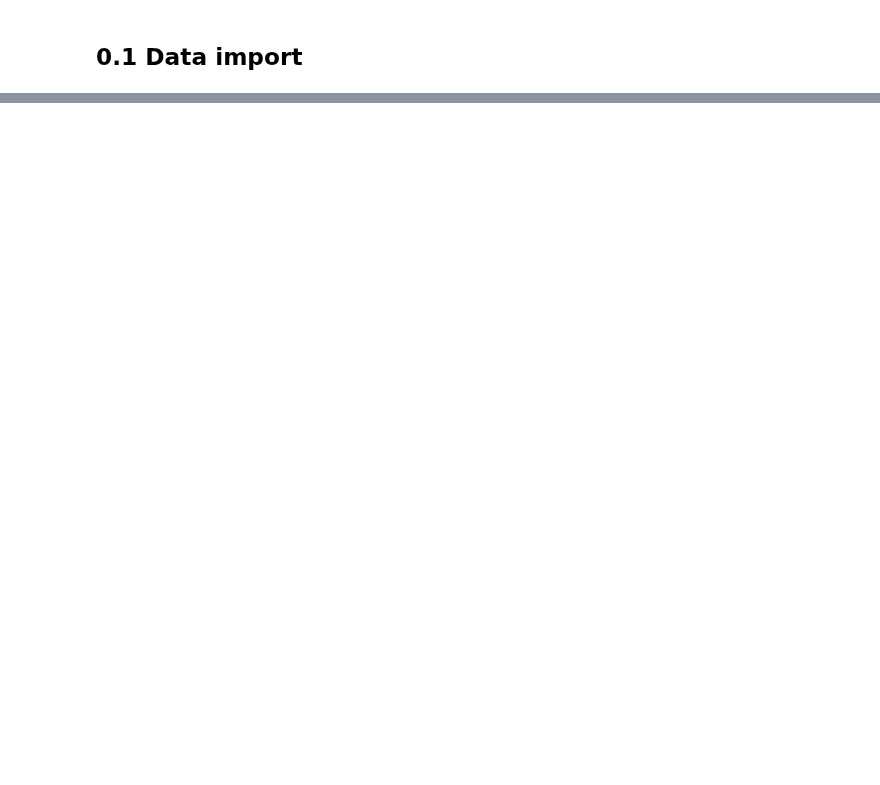
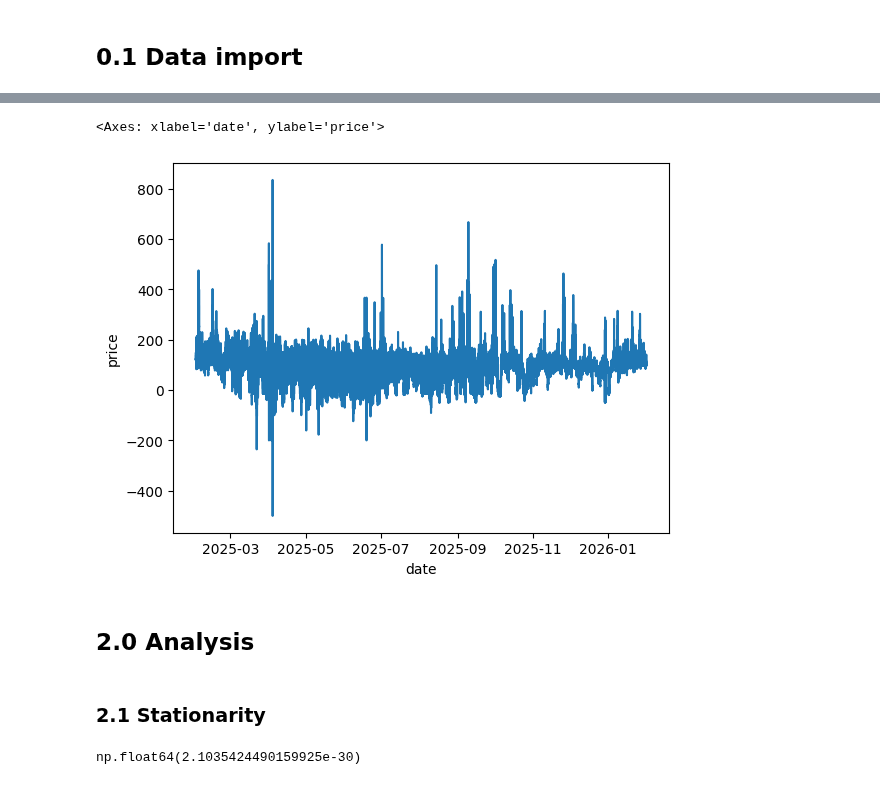
Before and after one commit to xucenying/grid-intelligence, a Jupyter notebook: notebooks/laurenz/baseline_model.ipynb, the cells around one changed output, grey strips where cells are left out. Drawn from its saved outputs; the diff is of its cells as text; code cells hidden in the pictures; blank space fills up the shorter version.

```diff
--- a/notebooks/laurenz/baseline_model.ipynb
+++ b/notebooks/laurenz/baseline_model.ipynb
@@ -27,0 +61,5 @@ file_test = pd.read_csv("raw_data/EnergyPrices_12.1.D_r3/2025_08_EnergyPrices_12
+# %%
+#choosing sequence 2 for 15 minutes intervals
+data_2 = data[data["Sequence"] == 2]
+data_2.drop(columns="Sequence", inplace=True)
+len(data_2)
@@ -27,0 +72,5 @@ file_test = pd.read_csv("raw_data/EnergyPrices_12.1.D_r3/2025_08_EnergyPrices_12
+# %%
+data_2["date"] = pd.to_datetime(data_2["DateTime(UTC)"], format="%Y-%m-%d %H:%M:%S")
+data_2.rename(columns={"Price[Currency/MWh]":"price"}, inplace=True)
+data_2.drop(columns="DateTime(UTC)", inplace=True)
+data_2.info()
@@ -27,0 +100,15 @@ file_test = pd.read_csv("raw_data/EnergyPrices_12.1.D_r3/2025_08_EnergyPrices_12
+# %%
+start_date = pd.to_datetime("2025-02-01 00:00:00", format="%Y-%m-%d %H:%M:%S")
+end_date = pd.to_datetime("2026-02-01 00:00:00", format="%Y-%m-%d %H:%M:%S")
+date_boolean_mask = (data_2["date"] >= start_date) & (data_2["date"] <= end_date)
+# %%
+data_bm = data_2[date_boolean_mask]
+# %%
+sns.lineplot(data=data_bm, x=data_bm["date"],y=data_bm["price"])
+# %% [output]
+<Axes: xlabel='date', ylabel='price'>
+[figure, added]
+# %% [markdown]
+## 2.0 Analysis
+# %% [markdown]
+### 2.1 Stationarity
@@ -27,0 +118,7 @@ file_test = pd.read_csv("raw_data/EnergyPrices_12.1.D_r3/2025_08_EnergyPrices_12
+# %%
+from statsmodels.tsa.stattools import adfuller
+
+df1_result = adfuller(y)[1]
+df1_result
+# %% [output]
+np.float64(2.1035424490159925e-30)
```
Also changed, not shown: parts of 20 cells of this notebook.
